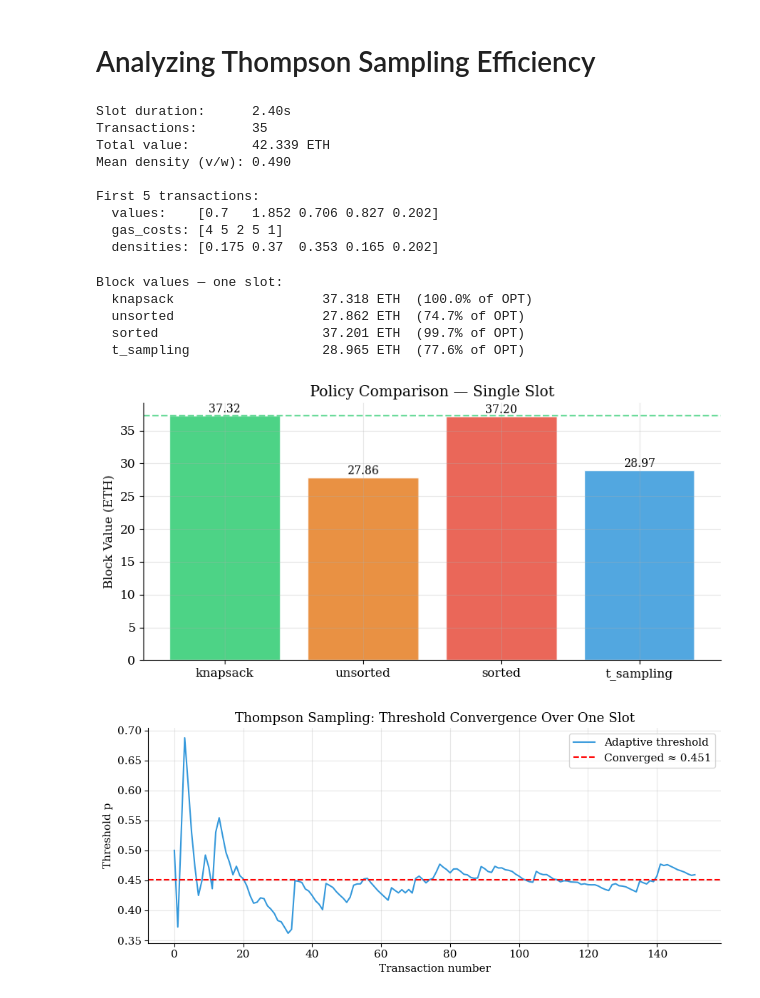
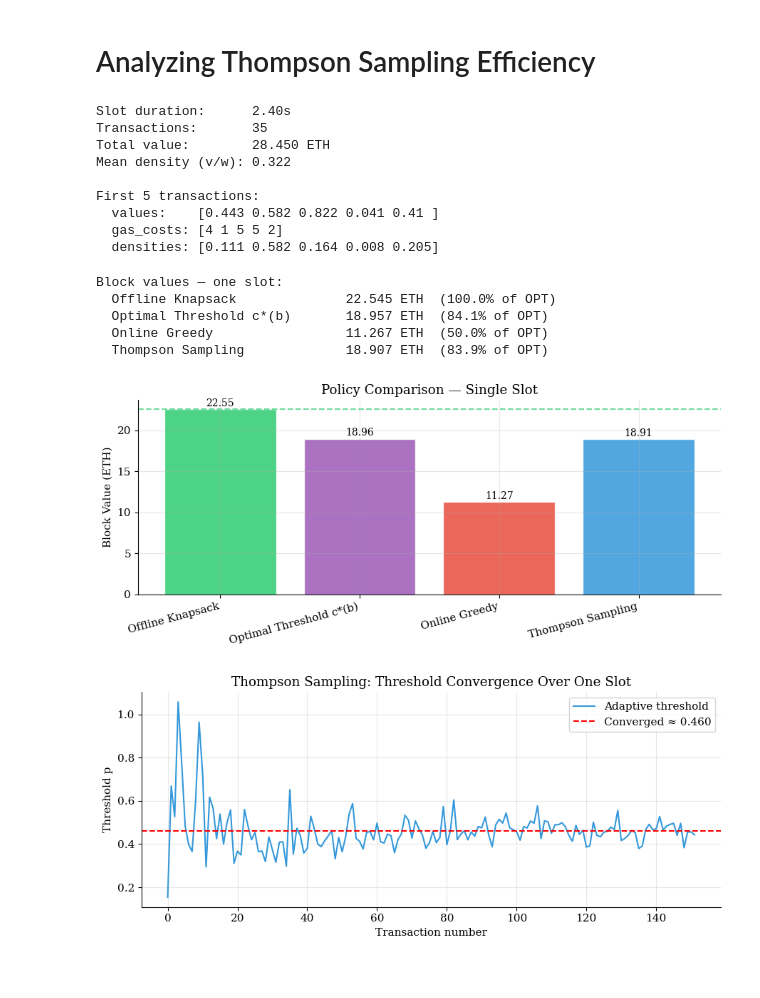
Before and after one commit to beepboopdylan/optimal-block-sealing, a Jupyter notebook: analysis.ipynb, the cells around one changed output. Cells and saved outputs as stored; diff of their text form; code cells hidden in the pictures.

Commit message:
Fixed bug to correct thompson smapling to posterior instead of greedy. Reran analysis

```diff
--- a/analysis.ipynb
+++ b/analysis.ipynb
@@ -2,10 +2,6 @@
 # Analyzing Thompson Sampling Efficiency
 # %%
 # Setup
-
-import importlib
-importlib.reload(sim)
-
 import numpy as np
 import matplotlib.pyplot as plt
 import simulation as sim
@@ -44,55 +40,59 @@ print(f'  densities: {(values[:5]/gas_costs[:5]).round(3)}')
 # %% [output]
 Slot duration:      2.40s
 Transactions:       35
-Total value:        42.339 ETH
-Mean density (v/w): 0.490
+Total value:        28.450 ETH
+Mean density (v/w): 0.322
 
 First 5 transactions:
-  values:    [0.7   1.852 0.706 0.827 0.202]
-  gas_costs: [4 5 2 5 1]
-  densities: [0.175 0.37  0.353 0.165 0.202]
+  values:    [0.443 0.582 0.822 0.041 0.41 ]
+  gas_costs: [4 1 5 5 2]
+  densities: [0.111 0.582 0.164 0.008 0.205]
 # %%
 # Comparison of all algos
 
 import os
 os.makedirs('figures', exist_ok=True)
 
-knapsack = sim.offline_knapsack(values, gas_costs, B)
-greedy_unsorted = sim.greedy_unsorted(values, gas_costs, B)
-greedy_sorted = sim.greedy_sorted(values, gas_costs, B)
-t_sampling, thresholds = sim.thompson_sampling(values, gas_costs, B, mu=MU)
+np.random.seed(SEED)
+c_star = sim.compute_threshold(B=B, lam=LAM, mu=MU)
+
+knapsack   = sim.offline_knapsack(values, gas_costs, B)
+threshold  = sim.apply_threshold(values, gas_costs, c_star, B)
+greedy     = sim.greedy_unsorted(values, gas_costs, B)
+ts_val, _  = sim.thompson_sampling(values, gas_costs, B, mu=MU)
 
 results = {
-    'knapsack': knapsack,
-    'unsorted': greedy_unsorted,
-    'sorted': greedy_sorted,
-    't_sampling': t_sampling,
+    'Offline Knapsack':         knapsack,
+    'Optimal Threshold c*(b)':  threshold,
+    'Online Greedy':            greedy,
+    'Thompson Sampling':        ts_val,
 }
 
 print('Block values — one slot:')
 for policy, val in results.items():
     ratio = val / knapsack if knapsack > 0 else 0
-    print(f'  {policy.replace(chr(10)," "):25s}  {val:.3f} ETH  ({ratio:.1%} of OPT)')
+    print(f'  {policy:28s}  {val:.3f} ETH  ({ratio:.1%} of OPT)')
 
-fig, ax = plt.subplots(figsize=(8, 4))
-colors = ['#2ecc71', '#e67e22', '#e74c3c', '#3498db']
+colors = ['#2ecc71', '#9b59b6', '#e74c3c', '#3498db']
+fig, ax = plt.subplots(figsize=(9, 4))
 bars = ax.bar(results.keys(), results.values(), color=colors, alpha=0.85, edgecolor='white')
 ax.axhline(knapsack, color='#2ecc71', linestyle='--', linewidth=1.5, alpha=0.7)
 ax.set_ylabel('Block Value (ETH)')
 ax.set_title('Policy Comparison — Single Slot')
+plt.xticks(rotation=15, ha='right')
 for bar, val in zip(bars, results.values()):
     ax.text(bar.get_x() + bar.get_width()/2, bar.get_height() + 0.1,
             f'{val:.2f}', ha='center', va='bottom', fontsize=10)
 plt.tight_layout()
 plt.savefig('figures/single_slot.png', dpi=150)
 plt.show()
 # %% [output]
 Block values — one slot:
-  knapsack                   37.318 ETH  (100.0% of OPT)
-  unsorted                   27.862 ETH  (74.7% of OPT)
-  sorted                     37.201 ETH  (99.7% of OPT)
-  t_sampling                 28.965 ETH  (77.6% of OPT)
+  Offline Knapsack              22.545 ETH  (100.0% of OPT)
+  Optimal Threshold c*(b)       18.957 ETH  (84.1% of OPT)
+  Online Greedy                 11.267 ETH  (50.0% of OPT)
+  Thompson Sampling             18.907 ETH  (83.9% of OPT)
-[figure, old version]
+[figure, new version]
 # %%
 # Thompson Convergence
 
@@ -116,7 +116,7 @@ plt.tight_layout()
 plt.savefig('figures/thompson_convergence.png', dpi=150)
 plt.show()
 # %% [output]
-[figure, old version]
+[figure, new version]
 # %%
 # Competitive Ratio
 
```
Also changed, not shown: parts of 3 cells of this notebook, 1 other file.
